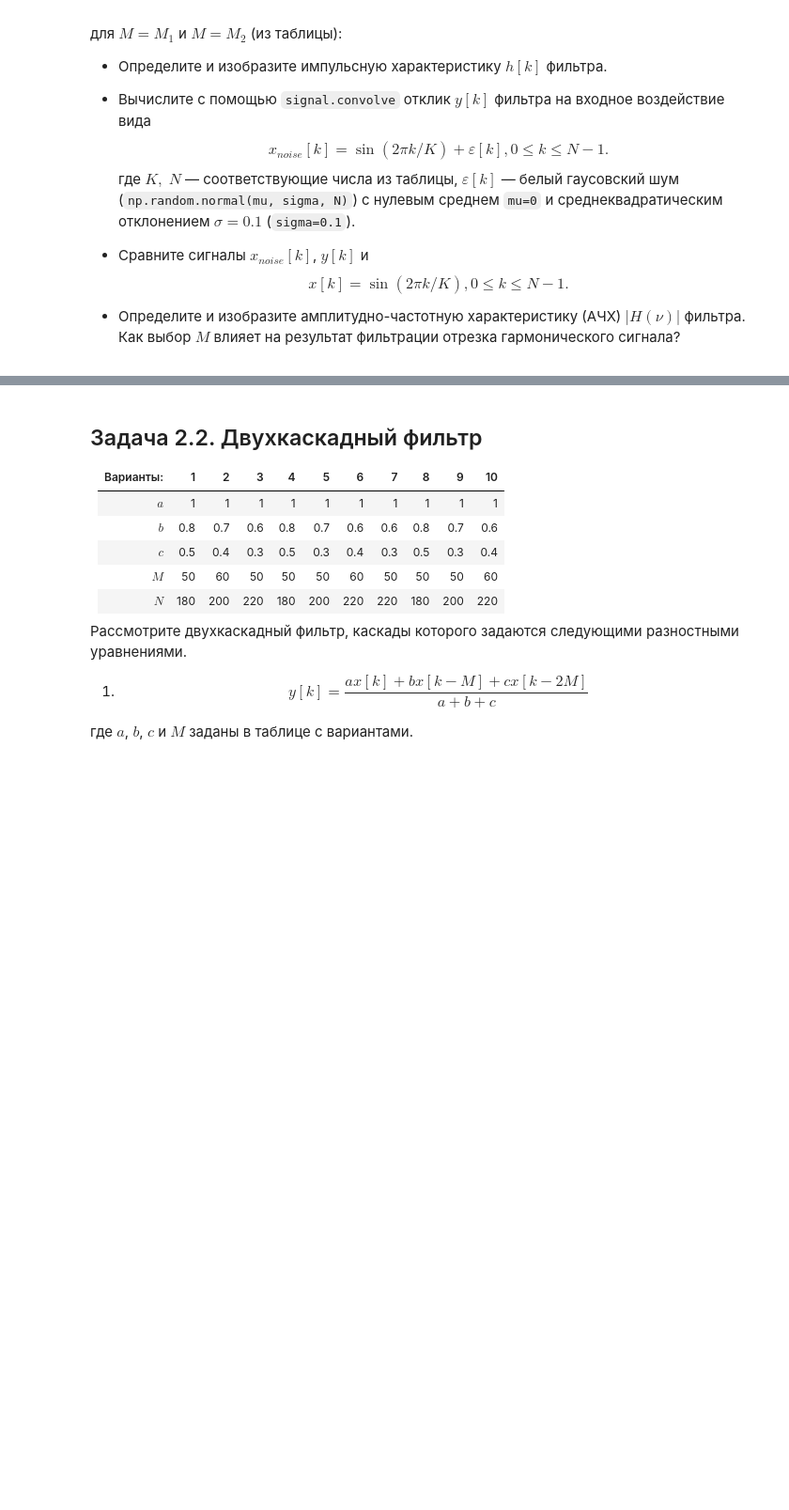
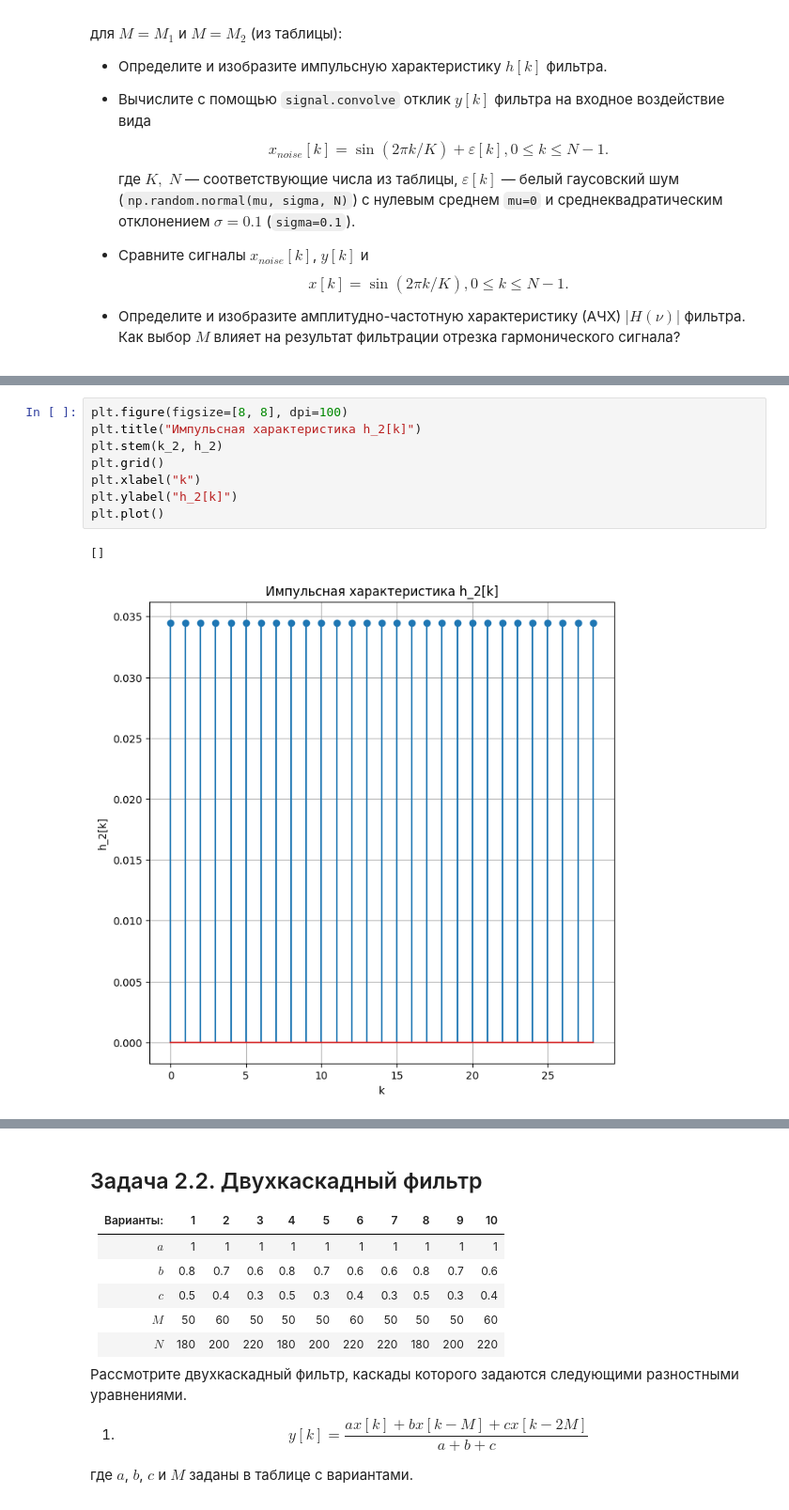
Before and after one commit to sin-diesel/digital-signals-laboratory, a Jupyter notebook: discrete-lti-systems/dsp_lab2.ipynb, the cells around one changed output, grey strips where cells are left out. Shown at 94% size. Drawn from its saved outputs; the diff is of its cells as text; blank space fills up the shorter version.

```diff
--- a/discrete-lti-systems/dsp_lab2.ipynb
+++ b/discrete-lti-systems/dsp_lab2.ipynb
@@ -136,0 +153,11 @@ y_1 = np.
+# %%
+plt.figure(figsize=[8, 8], dpi=100)
+plt.title("Импульсная характеристика h_2[k]")
+plt.stem(k_2, h_2)
+plt.grid()
+plt.xlabel("k")
+plt.ylabel("h_2[k]")
+plt.plot()
+# %% [output]
+[]
+[figure, added]
```
Also changed, not shown: parts of 21 cells of this notebook.
